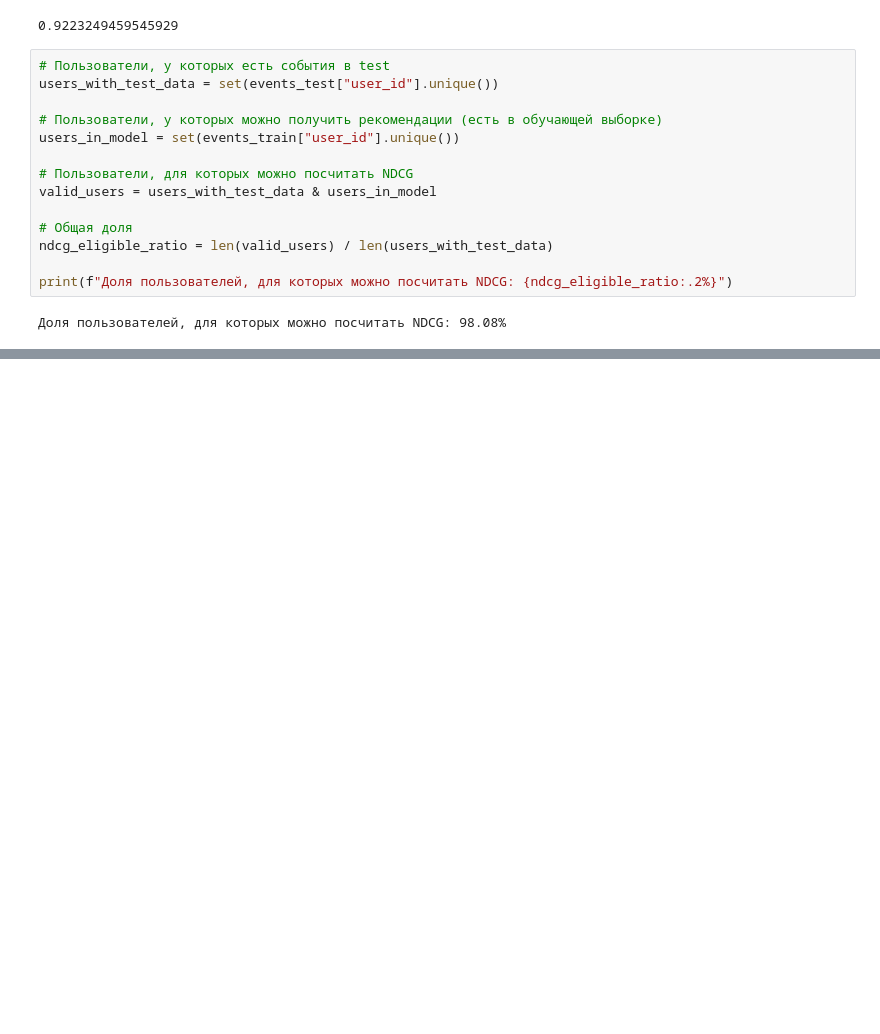
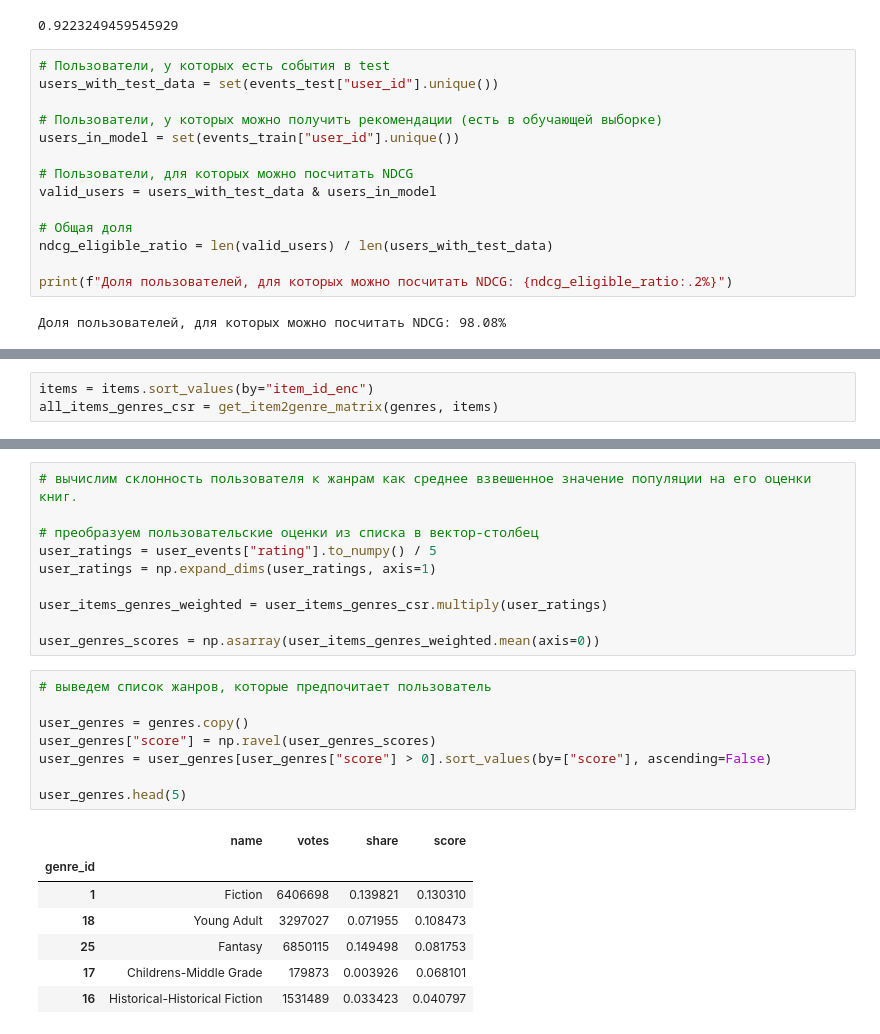
Before and after one commit to Aygulx/mle-recsys-start, a Jupyter notebook: preprocessing.ipynb, the cells around one changed output, grey strips where cells are left out. Drawn from its saved outputs; the diff is of its cells as text; blank space fills up the shorter version.

```diff
--- a/preprocessing.ipynb
+++ b/preprocessing.ipynb
@@ -784,0 +868,3 @@ U2U-рекомендованные книги: [104378, 13335037]
+# %%
+items = items.sort_values(by="item_id_enc")
+all_items_genres_csr = get_item2genre_matrix(genres, items)
@@ -784,0 +888,26 @@ U2U-рекомендованные книги: [104378, 13335037]
+# %%
+# вычислим склонность пользователя к жанрам как среднее взвешенное значение популяции на его оценки книг.
+
+# преобразуем пользовательские оценки из списка в вектор-столбец
+user_ratings = user_events["rating"].to_numpy() / 5
+user_ratings = np.expand_dims(user_ratings, axis=1)
+
+user_items_genres_weighted = user_items_genres_csr.multiply(user_ratings)
+
+user_genres_scores = np.asarray(user_items_genres_weighted.mean(axis=0))
+# %%
+# выведем список жанров, которые предпочитает пользователь
+
+user_genres = genres.copy()
+user_genres["score"] = np.ravel(user_genres_scores)
+user_genres = user_genres[user_genres["score"] > 0].sort_values(by=["score"], ascending=False)
+
+user_genres.head(5)
+# %% [output]
+|  | name | votes | share | score |
+| genre_id |  |  |  |  |
+| 1 | Fiction | 6406698 | 0.139821 | 0.130310 |
+| 18 | Young Adult | 3297027 | 0.071955 | 0.108473 |
+| 25 | Fantasy | 6850115 | 0.149498 | 0.081753 |
+| 17 | Childrens-Middle Grade | 179873 | 0.003926 | 0.068101 |
+| 16 | Historical-Historical Fiction | 1531489 | 0.033423 | 0.040797 |
```
Also changed, not shown: parts of 18 cells of this notebook.
